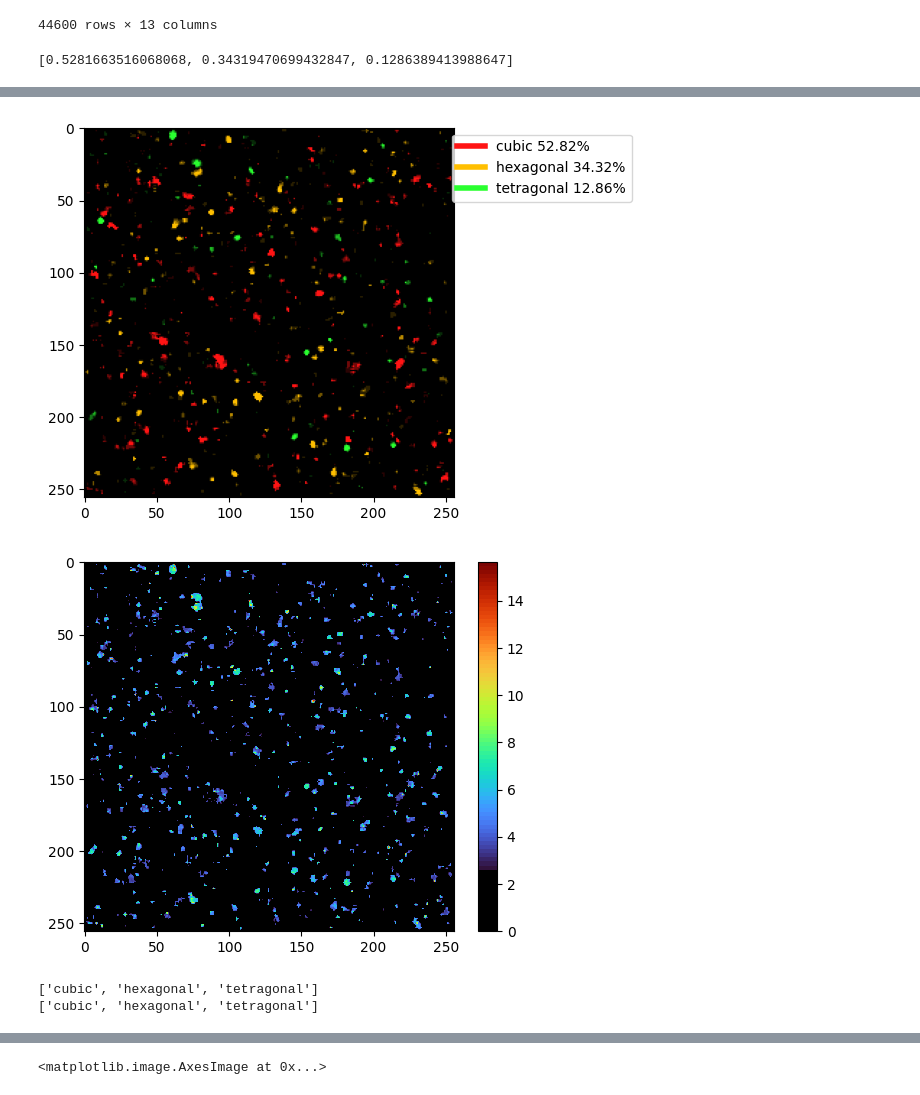
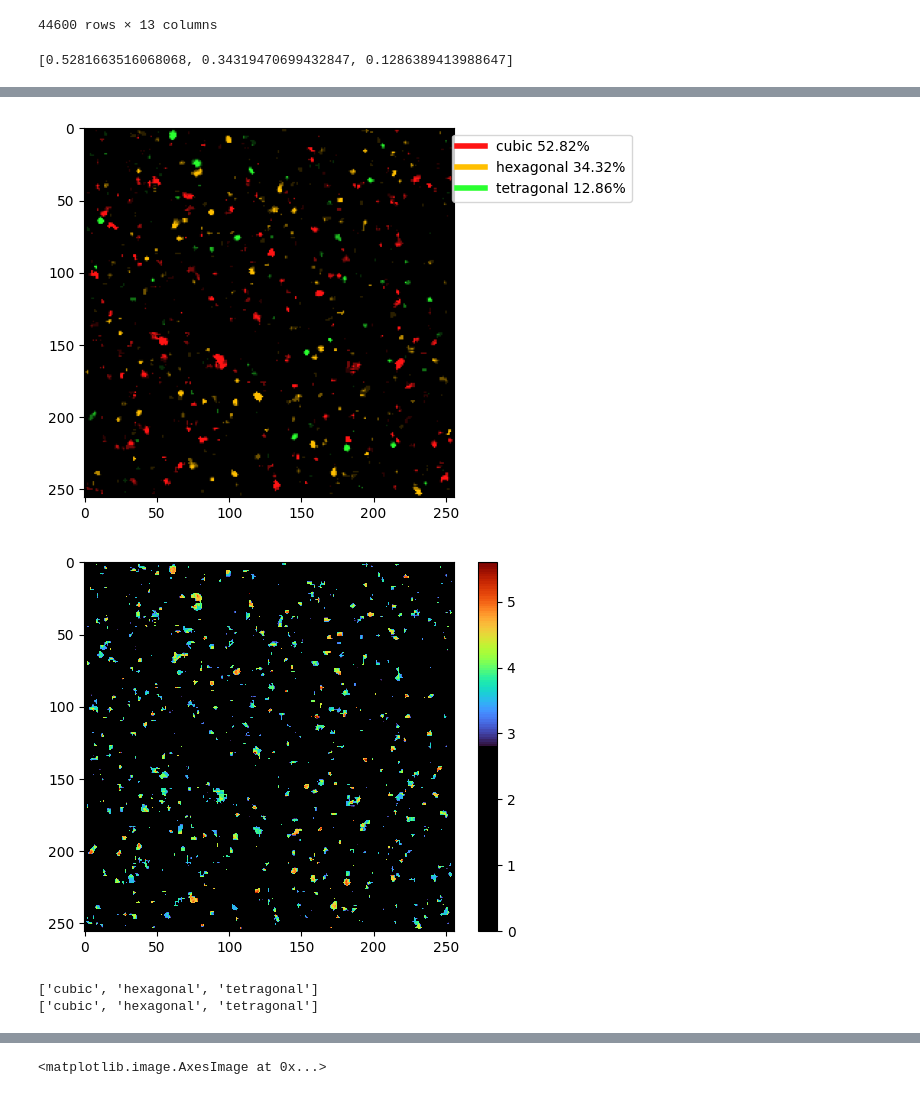
Before and after one commit to smglsn12/EDiffCrystals, a Jupyter notebook: notebooks/Predict_experimental_patterns.ipynb, the cells around one changed output, grey strips where cells are left out. Saved outputs shown, nothing was run; the diff lists cells and outputs as text; code cells hidden in the pictures.

```diff
--- a/notebooks/Predict_experimental_patterns.ipynb
+++ b/notebooks/Predict_experimental_patterns.ipynb
@@ -274,26 +265,26 @@ pred_df_updated_test
 | 44599 | NA | cubic | [cubic, cubic, cubic, cubic, hexa... | [0.0, 0.0, 0.0, 0.0, 0.0, 0.0, 0.... | [255, 255] | [[3.24, 2.98, 6.28, 3.27, 6.28, 5... | ... |
 44600 rows × 13 columns
 # %%
-diff_analysis.generate_lattice_cmap(insert_length = 15, resample_length = 75)
+diff_analysis.generate_lattice_cmap(insert_length = 75, resample_length = 75)
 diff_analysis.lattice_cmap
 
 diff_analysis.visualize_real_space_predictions(im_shape = (256, 256),
                                                 plot_result = True,
                                                 cry_sys = [
                                                     'cubic',
                                                     'hexagonal',
                                                     'tetragonal',
                                                     # 'trigonal',
                                                     # 'orthorhombic',
                                                     # 'monoclinic',
                                                 ],
                                                 mask_threshold=mask_keep,
-                                              lattice_param = 'c')
+                                              lattice_param = 'a')
 # %% [output]
 [0.5281663516068068, 0.34319470699432847, 0.1286389413988647]
 [figure]
 [figure]
-[figure, old version]
+[figure, new version]
 ['cubic', 'hexagonal', 'tetragonal']
 ['cubic', 'hexagonal', 'tetragonal']
 [figure]
```
Also changed, not shown: parts of 4 cells of this notebook, 1 other file.
